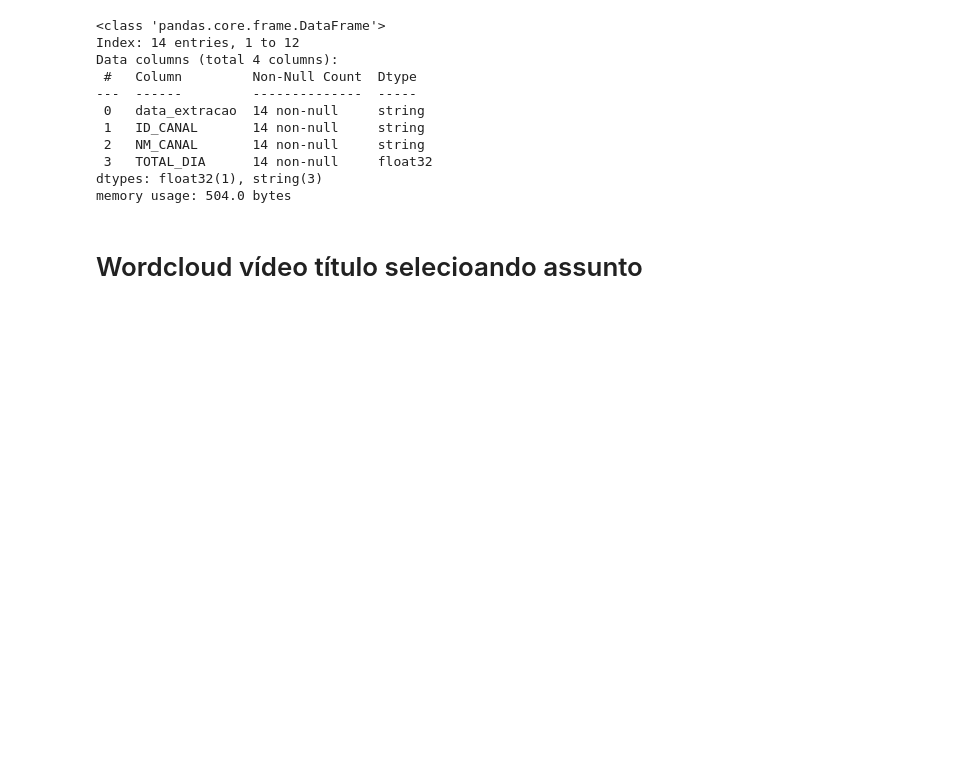
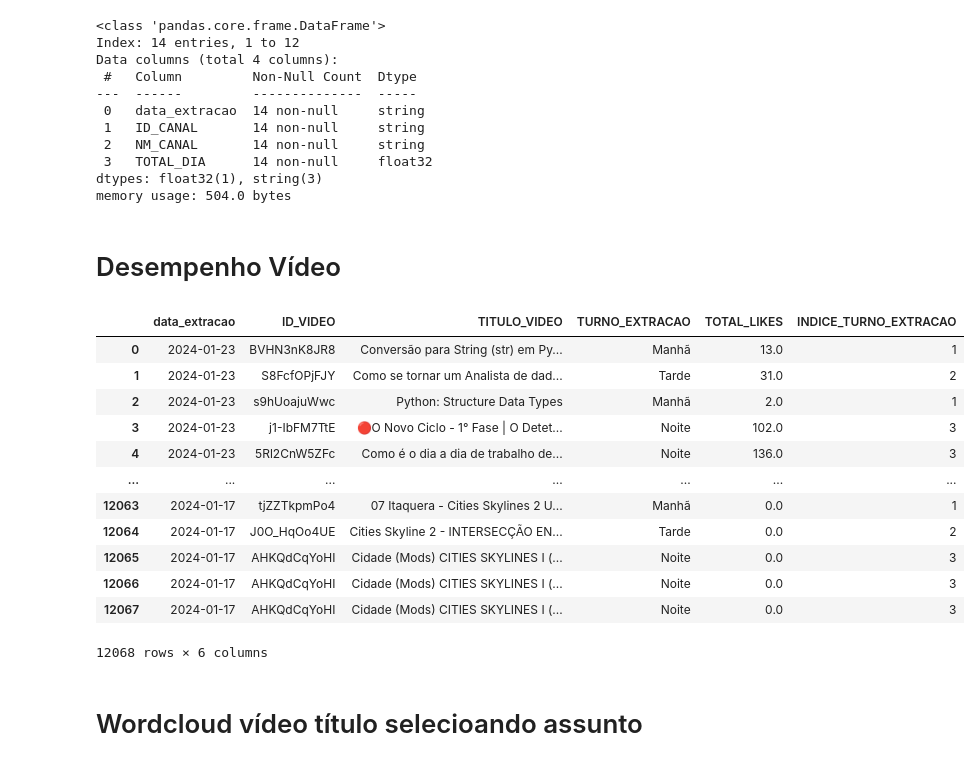
Before and after one commit to rodrigorocha1/analise_dados_youtube, a Jupyter notebook: notebooks_v2/visualizacoes.ipynb, the cells around one changed output. Drawn from its saved outputs; the diff is of its cells as text; code cells hidden in the pictures; blank space fills up the shorter version.

```diff
--- a/notebooks_v2/visualizacoes.ipynb
+++ b/notebooks_v2/visualizacoes.ipynb
@@ -818,5 +818,27 @@ Data columns (total 4 columns):
  3   TOTAL_DIA      14 non-null     float32
 dtypes: float32(1), string(3)
 memory usage: 504.0 bytes
+# %% [markdown]
+# Desempenho Vídeo
+# %%
+metrica = 'TOTAL_LIKES'
+colunas = ['data_extracao', 'ID_VIDEO', 'TITULO_VIDEO', 'TURNO_EXTRACAO', metrica, 'INDICE_TURNO_EXTRACAO']
+base_video = pd.read_parquet('../dados/ouro/dados_tratado_estatisticas_gerais.parquet', columns=colunas)
+# %%
+base_video
+# %% [output]
+|  | data_extracao | ID_VIDEO | TITULO_VIDEO | TURNO_EXTRACAO | TOTAL_LIKES | INDICE_TURNO_EXTRACAO |
+| 0 | 2024-01-23 | BVHN3nK8JR8 | Conversão para String (str) em Py... | Manhã | 13.0 | 1 |
+| 1 | 2024-01-23 | S8FcfOPjFJY | Como se tornar um Analista de dad... | Tarde | 31.0 | 2 |
+| 2 | 2024-01-23 | s9hUoajuWwc | Python: Structure Data Types | Manhã | 2.0 | 1 |
+| 3 | 2024-01-23 | j1-IbFM7TtE | 🔴O Novo Ciclo - 1° Fase | O Detet... | Noite | 102.0 | 3 |
+| 4 | 2024-01-23 | 5Rl2CnW5ZFc | Como é o dia a dia de trabalho de... | Noite | 136.0 | 3 |
+| ... | ... | ... | ... | ... | ... | ... |
+| 12063 | 2024-01-17 | tjZZTkpmPo4 | 07 Itaquera - Cities Skylines 2 U... | Manhã | 0.0 | 1 |
+| 12064 | 2024-01-17 | J0O_HqOo4UE | Cities Skyline 2 - INTERSECÇÃO EN... | Tarde | 0.0 | 2 |
+| 12065 | 2024-01-17 | AHKQdCqYoHI | Cidade (Mods) CITIES SKYLINES I (... | Noite | 0.0 | 3 |
+| 12066 | 2024-01-17 | AHKQdCqYoHI | Cidade (Mods) CITIES SKYLINES I (... | Noite | 0.0 | 3 |
+| 12067 | 2024-01-17 | AHKQdCqYoHI | Cidade (Mods) CITIES SKYLINES I (... | Noite | 0.0 | 3 |
+12068 rows × 6 columns
 # %% [markdown]
 # Wordcloud vídeo título selecioando assunto
```
Also changed, not shown: 5 other files.
